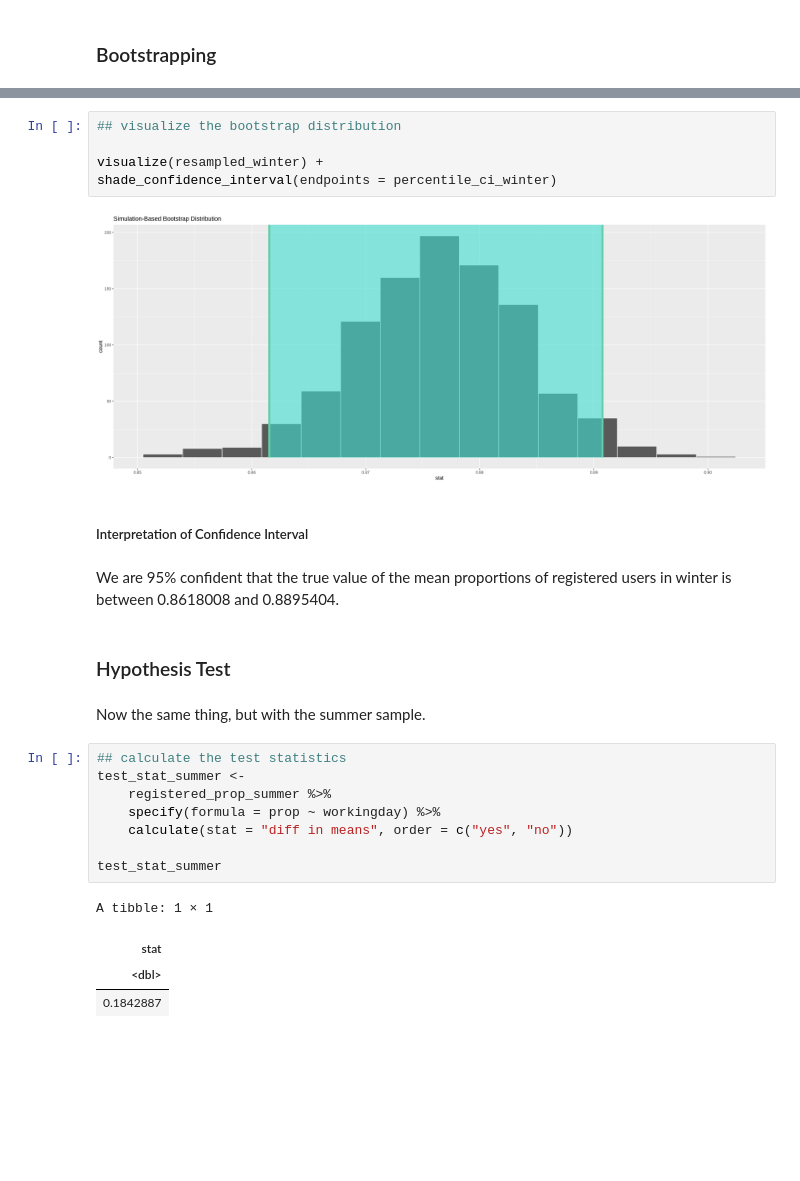
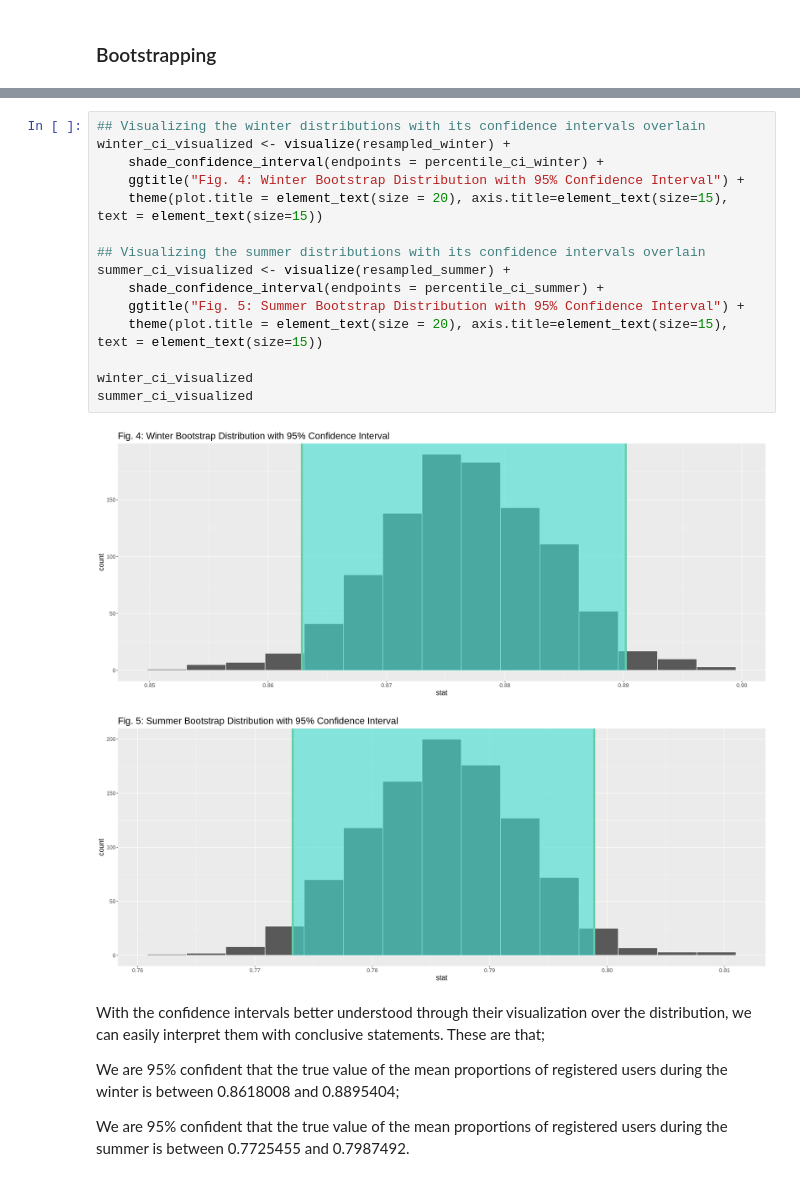
Before and after one commit to alexbastin/stat-201, a Jupyter notebook: project_part_1.ipynb, the cells around one changed output, grey strips where cells are left out. Cells and saved outputs as stored; diff of their text form; blank space fills up the shorter version.

```diff
--- a/project_part_1.ipynb
+++ b/project_part_1.ipynb
@@ -348,28 +428,24 @@ A tibble: 1 × 2
 # %%
-## visualize the bootstrap distribution
+## Visualizing the winter distributions with its confidence intervals overlain
+winter_ci_visualized <- visualize(resampled_winter) +
+    shade_confidence_interval(endpoints = percentile_ci_winter) +
+    ggtitle("Fig. 4: Winter Bootstrap Distribution with 95% Confidence Interval") +
+    theme(plot.title = element_text(size = 20), axis.title=element_text(size=15), text = element_text(size=15))
 
-visualize(resampled_winter) +
-shade_confidence_interval(endpoints = percentile_ci_winter)
+## Visualizing the summer distributions with its confidence intervals overlain
+summer_ci_visualized <- visualize(resampled_summer) +
+    shade_confidence_interval(endpoints = percentile_ci_summer) +
+    ggtitle("Fig. 5: Summer Bootstrap Distribution with 95% Confidence Interval") +
+    theme(plot.title = element_text(size = 20), axis.title=element_text(size=15), text = element_text(size=15))
+
+winter_ci_visualized
+summer_ci_visualized
 # %% [output]
-[figure, old version]
+[figure, new version]
+[figure, added]
-# %% [markdown]
-##### Interpretation of Confidence Interval
 # %% [markdown]
-We are 95% confident that the true value of the mean proportions of registered users in winter is between 0.8618008 and 0.8895404.
+With the confidence intervals better understood through their visualization over the distribution, we can easily interpret them with conclusive statements. These are that;
+
+We are 95% confident that the true value of the mean proportions of registered users during the winter is between 0.8618008 and 0.8895404;
+
+We are 95% confident that the true value of the mean proportions of registered users during the summer is between 0.7725455 and 0.7987492.
-# %% [markdown]
-### Hypothesis Test
-# %% [markdown]
-Now the same thing, but with the summer sample.
-# %%
-## calculate the test statistics
-test_stat_summer <-
-    registered_prop_summer %>%
-    specify(formula = prop ~ workingday) %>%
-    calculate(stat = "diff in means", order = c("yes", "no"))
-
-test_stat_summer
-# %% [output]
-A tibble: 1 × 1
-| stat |
-| <dbl> |
-| 0.1842887 |
```
Also changed, not shown: parts of 64 cells of this notebook.
